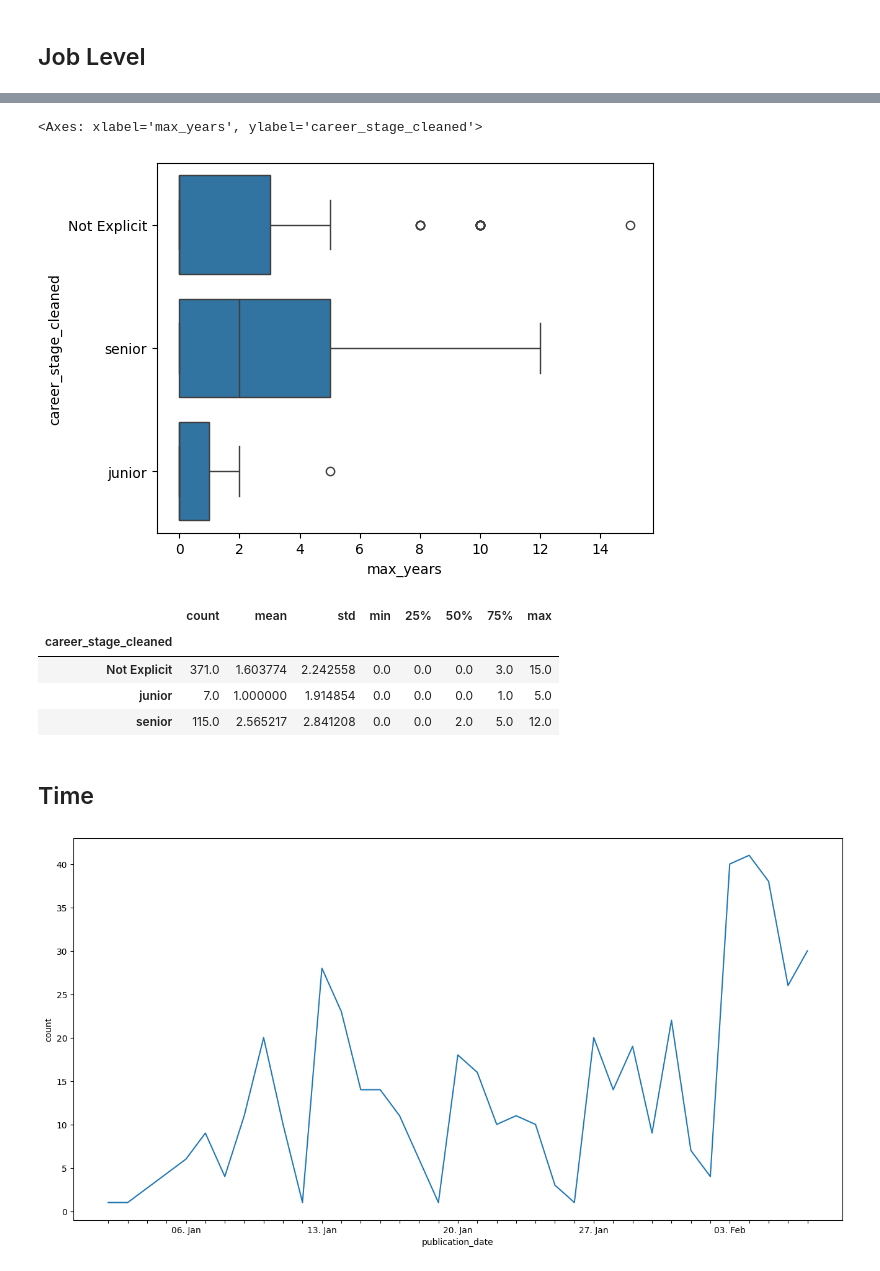
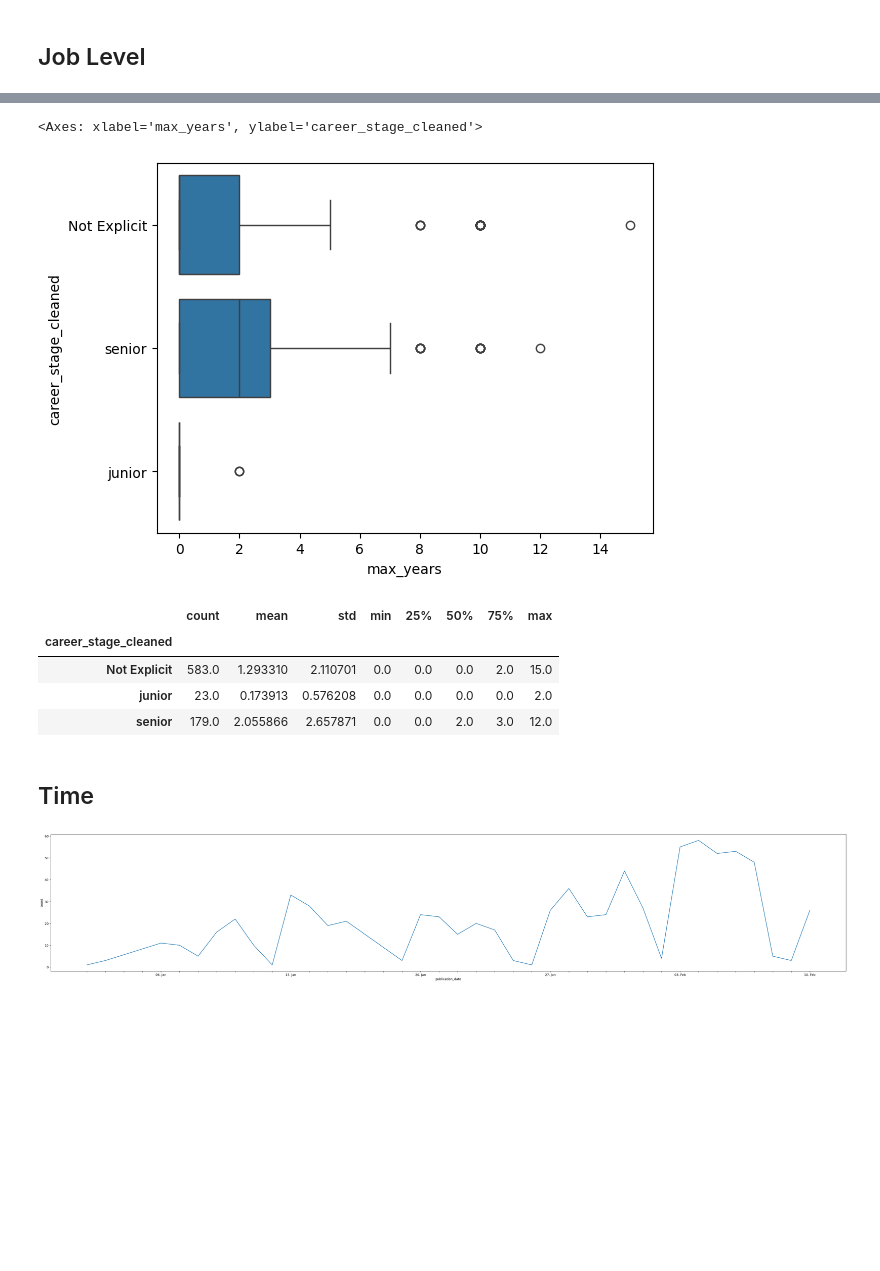
Before and after one commit to TomWartm/ITJobsCH, a Jupyter notebook: src/analysis.ipynb, the cells around one changed output, grey strips where cells are left out. Saved outputs shown, nothing was run; the diff lists cells and outputs as text; code cells hidden in the pictures; blank space fills up the shorter version.

Commit message:
unify date processing

```diff
--- a/src/analysis.ipynb
+++ b/src/analysis.ipynb
@@ -52,10 +53,10 @@ cantons = [
     "Aargau", "AG", "Appenzell Ausserrhoden", "AI", "Appenzell Innerrhoden",
     "AR", "Basel-Landschaft", "BL", "Basel-Stadt", "BS", "Bern", "BE", "Fribourg",
     "FR", "Geneva", "GE", "Glarus", "GL", "Graubünden", "GR", "Jura", "JU", "Luzern",
-    "LU", "Neuchâtel", "NE", "Nidwalden", "NW", "Obwalden", "OW", "Schaffhausen",
+    "LU", "Neuchatel", "NE", "Nidwalden", "NW", "Obwalden", "OW", "Schaffhausen",
     "SH", "Schwyz", "SZ", "Solothurn", "SO", "St. Gallen", "SG", "Ticino", "TI",
     "Thurgau", "TG", "Uri", "UR", "Valais", "VS", "Vaud", "VD", "Zug", "ZG",
-    "Zurich", "ZH"
+    "Zürich", "ZH"
 ]
 
 # Create a dictionary of abbreviations mapping to full canton names
@@ -63,13 +64,15 @@ canton_dict = {
     "AG": "Aargau", "AI": "Appenzell Ausserrhoden", "AR": "Appenzell Innerrhoden",
     "BL": "Basel-Landschaft", "BS": "Basel-Stadt", "BE": "Bern", "FR": "Fribourg",
     "GE": "Geneva", "GL": "Glarus", "GR": "Graubünden", "JU": "Jura", "LU": "Luzern",
-    "NE": "Neuchâtel", "NW": "Nidwalden", "OW": "Obwalden", "SH": "Schaffhausen",
+    "NE": "Neuchatel", "NW": "Nidwalden", "OW": "Obwalden", "SH": "Schaffhausen",
     "SZ": "Schwyz", "SO": "Solothurn", "SG": "St. Gallen", "TI": "Ticino",
     "TG": "Thurgau", "UR": "Uri", "VS": "Valais", "VD": "Vaud", "ZG": "Zug",
-    "ZH": "Zurich"
+    "ZH": "Zürich"
 }
 
 def extract_canton(address):
+    if not isinstance(address, str):
+        return None
     address_lower = address.lower()  # Make address lowercase for easier matching
     for canton in cantons:
         # Match canton names or abbreviations (case-insensitive)
@@ -81,7 +84,7 @@ def extract_canton(address):
 df["canton"] = df["place_of_work"].apply(extract_canton)
 # %%
 # data cleaning
-df['publication_date'] = pd.to_datetime(df['publication_date'], format='%d %B %Y')
+df['publication_date'] = pd.to_datetime(df['publication_date'] , format='mixed')
 df["years"] = df["years"].apply(lambda x: [i for i in x if i <20]) # filter experience larger than 20 out
 df["max_years"] = df["years"].apply(lambda x: max(x) if x else 0)
 df["career_stage_cleaned"] = df["career_stage_cleaned"].apply(lambda x: x if x else "Not Explicit")
@@ -171,30 +195,30 @@ sns.histplot(data =df_small, y = "max_years")
 sns.boxplot(data =df_small, x = "max_years", y="career_stage_cleaned")
 # %% [output]
 <Axes: xlabel='max_years', ylabel='career_stage_cleaned'>
-[figure, old version]
+[figure, new version]
 # %%
 df_small.groupby(["career_stage_cleaned" ])["max_years"].describe()
 # %% [output]
 |  | count | mean | std | min | 25% | 50% | 75% | max |
 | career_stage_cleaned |  |  |  |  |  |  |  |  |
-| Not Explicit | 371.0 | 1.603774 | 2.242558 | 0.0 | 0.0 | 0.0 | 3.0 | 15.0 |
-| junior | 7.0 | 1.000000 | 1.914854 | 0.0 | 0.0 | 0.0 | 1.0 | 5.0 |
-| senior | 115.0 | 2.565217 | 2.841208 | 0.0 | 0.0 | 2.0 | 5.0 | 12.0 |
+| Not Explicit | 583.0 | 1.293310 | 2.110701 | 0.0 | 0.0 | 0.0 | 2.0 | 15.0 |
+| junior | 23.0 | 0.173913 | 0.576208 | 0.0 | 0.0 | 0.0 | 0.0 | 2.0 |
+| senior | 179.0 | 2.055866 | 2.657871 | 0.0 | 0.0 | 2.0 | 3.0 | 12.0 |
 # %% [markdown]
 ## Time
 # %%
-df_grouped = df.groupby(df_small['publication_date'].dt.to_period('D')).size().reset_index(name='count')
+df_grouped = df_small.groupby(df_small['publication_date'].dt.to_period('D')).size().reset_index(name='count')
 df_grouped['publication_date'] = df_grouped['publication_date'].dt.start_time
-plt.figure(figsize=(16, 8))
+plt.figure(figsize=(46, 8))
 
 sns.lineplot(data=df_grouped, x='publication_date', y='count')
 
 
 plt.xticks(
     ticks=pd.date_range(df_grouped['publication_date'].min(), df_grouped['publication_date'].max(), freq='D'),
     labels=['' if d.weekday() != 0 else d.strftime('%d. %b') for d in pd.date_range(df_grouped['publication_date'].min(), df_grouped['publication_date'].max(), freq='D')],
     rotation=0
 )
 plt.show()
 # %% [output]
-[figure, old version]
+[figure, new version]
```
Also changed, not shown: parts of 18 cells of this notebook, 6 other files.
